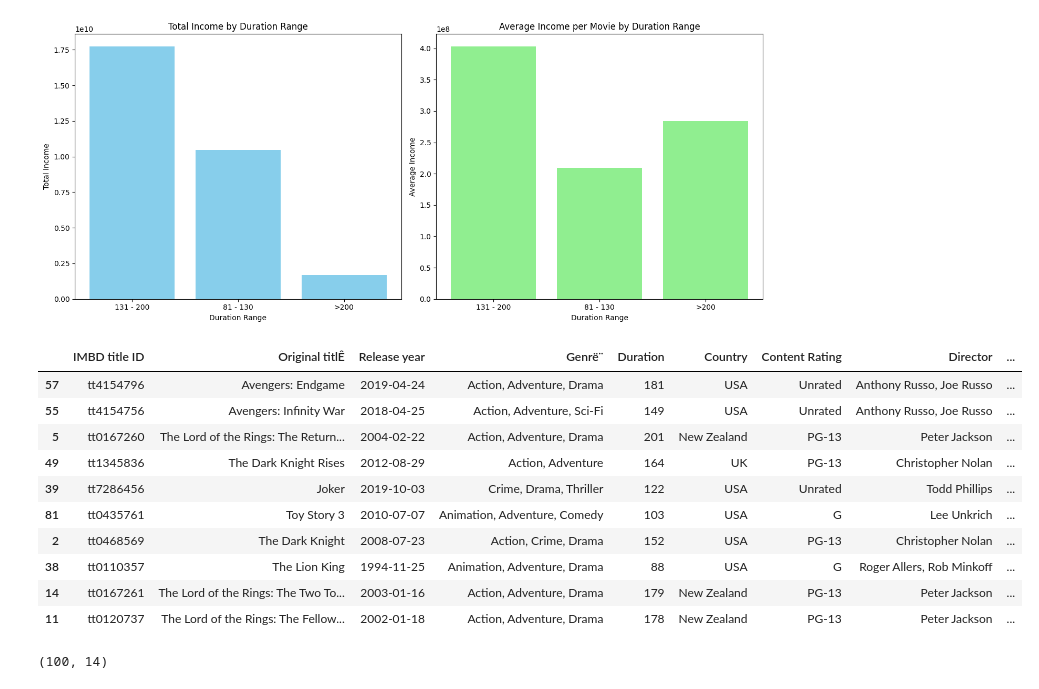
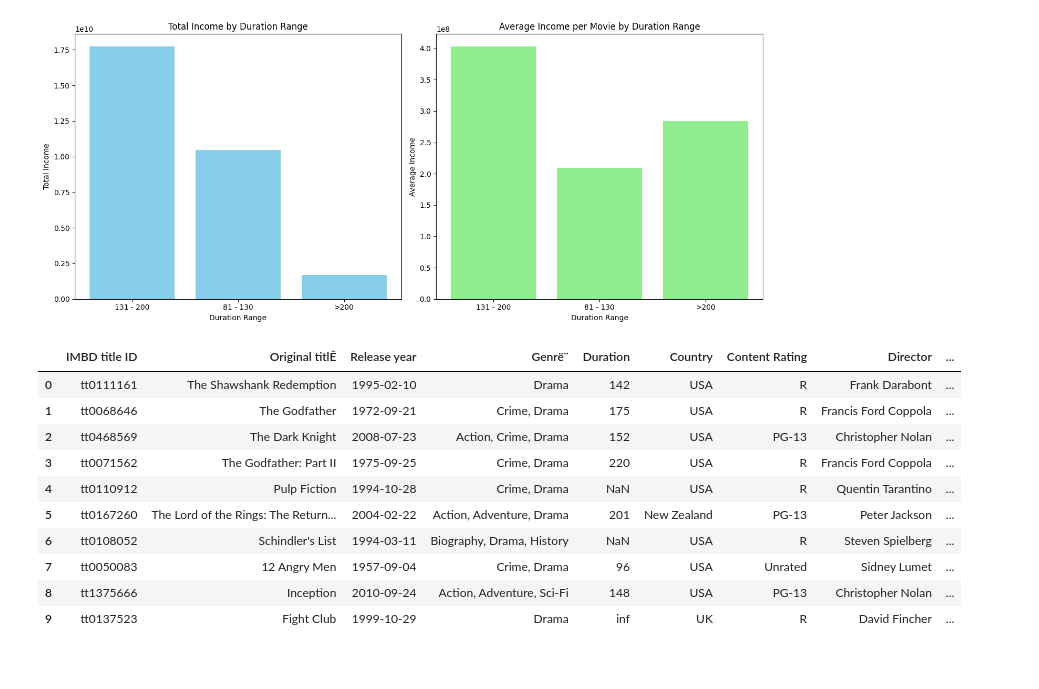
Before and after one commit to AyaUchiv/IDMB_MOVIE_DATASET, a Jupyter notebook: ANALYSIS/idmb_analysis.ipynb, the cells around one changed output. Drawn from its saved outputs; the diff is of its cells as text; code cells hidden in the pictures.

```diff
--- a/ANALYSIS/idmb_analysis.ipynb
+++ b/ANALYSIS/idmb_analysis.ipynb
@@ -39,7 +39,9 @@ import warnings
 warnings.filterwarnings("ignore", category=DeprecationWarning)
 # %%
 #loading the dataset
-idmb = pd.read_csv('idmb_cleaned.csv')
+idmb_dataset = pd.read_csv('idmb_cleaned.csv')
+
+idmb = idmb_dataset.copy()
 idmb.head()
 # %% [output]
 |  | IMBD title ID | Original titlÊ | Release year | Genrë¨ | Duration | Country | Content Rating | Director | ... |
@@ -146,13 +148,10 @@ plt.show()
 [figure]
 # %%
 #convert 'Release year' to datetime format
-idmb['Release Year'] = pd.to_datetime(idmb['Release year'])
-
-#extract the year from the datetime
-#idmb['Month'] = idmb['Release Year'].dt.month
+idmb['Release year'] = pd.to_datetime(idmb['Release year'])
 
 # Extract the month name
-idmb['Month'] = idmb['Release Year'].dt.strftime('%B')
+idmb['Month'] = idmb['Release year'].dt.strftime('%B')
 # %%
 #calculating the year with the highest income
 summary_month = idmb.groupby('Month').agg(
@@ -268,20 +248,16 @@ plt.show()
 [figure]
 # %%
 #print top 10 movies with the country
-idmb.sort_values(by = 'Income', ascending = False).head(10)
+idmb.head(10)
 # %% [output]
 |  | IMBD title ID | Original titlÊ | Release year | Genrë¨ | Duration | Country | Content Rating | Director | ... |
-| 57 | tt4154796 | Avengers: Endgame | 2019-04-24 | Action, Adventure, Drama | 181 | USA | Unrated | Anthony Russo, Joe Russo | ... |
-| 55 | tt4154756 | Avengers: Infinity War | 2018-04-25 | Action, Adventure, Sci-Fi | 149 | USA | Unrated | Anthony Russo, Joe Russo | ... |
+| 0 | tt0111161 | The Shawshank Redemption | 1995-02-10 | Drama | 142 | USA | R | Frank Darabont | ... |
+| 1 | tt0068646 | The Godfather | 1972-09-21 | Crime, Drama | 175 | USA | R | Francis Ford Coppola | ... |
+| 2 | tt0468569 | The Dark Knight | 2008-07-23 | Action, Crime, Drama | 152 | USA | PG-13 | Christopher Nolan | ... |
+| 3 | tt0071562 | The Godfather: Part II | 1975-09-25 | Crime, Drama | 220 | USA | R | Francis Ford Coppola | ... |
+| 4 | tt0110912 | Pulp Fiction | 1994-10-28 | Crime, Drama | NaN | USA | R | Quentin Tarantino | ... |
 | 5 | tt0167260 | The Lord of the Rings: The Return... | 2004-02-22 | Action, Adventure, Drama | 201 | New Zealand | PG-13 | Peter Jackson | ... |
-| 49 | tt1345836 | The Dark Knight Rises | 2012-08-29 | Action, Adventure | 164 | UK | PG-13 | Christopher Nolan | ... |
-| 39 | tt7286456 | Joker | 2019-10-03 | Crime, Drama, Thriller | 122 | USA | Unrated | Todd Phillips | ... |
-| 81 | tt0435761 | Toy Story 3 | 2010-07-07 | Animation, Adventure, Comedy | 103 | USA | G | Lee Unkrich | ... |
-| 2 | tt0468569 | The Dark Knight | 2008-07-23 | Action, Crime, Drama | 152 | USA | PG-13 | Christopher Nolan | ... |
-| 38 | tt0110357 | The Lion King | 1994-11-25 | Animation, Adventure, Drama | 88 | USA | G | Roger Allers, Rob Minkoff | ... |
-| 14 | tt0167261 | The Lord of the Rings: The Two To... | 2003-01-16 | Action, Adventure, Drama | 179 | New Zealand | PG-13 | Peter Jackson | ... |
-| 11 | tt0120737 | The Lord of the Rings: The Fellow... | 2002-01-18 | Action, Adventure, Drama | 178 | New Zealand | PG-13 | Peter Jackson | ... |
+| 6 | tt0108052 | Schindler's List | 1994-03-11 | Biography, Drama, History | NaN | USA | R | Steven Spielberg | ... |
+| 7 | tt0050083 | 12 Angry Men | 1957-09-04 | Crime, Drama | 96 | USA | Unrated | Sidney Lumet | ... |
+| 8 | tt1375666 | Inception | 2010-09-24 | Action, Adventure, Sci-Fi | 148 | USA | PG-13 | Christopher Nolan | ... |
+| 9 | tt0137523 | Fight Club | 1999-10-29 | Drama | inf | UK | R | David Fincher | ... |
-# %%
-idmb.shape
-# %% [output]
-(100, 14)
```
Also changed, not shown: parts of 17 cells of this notebook.
